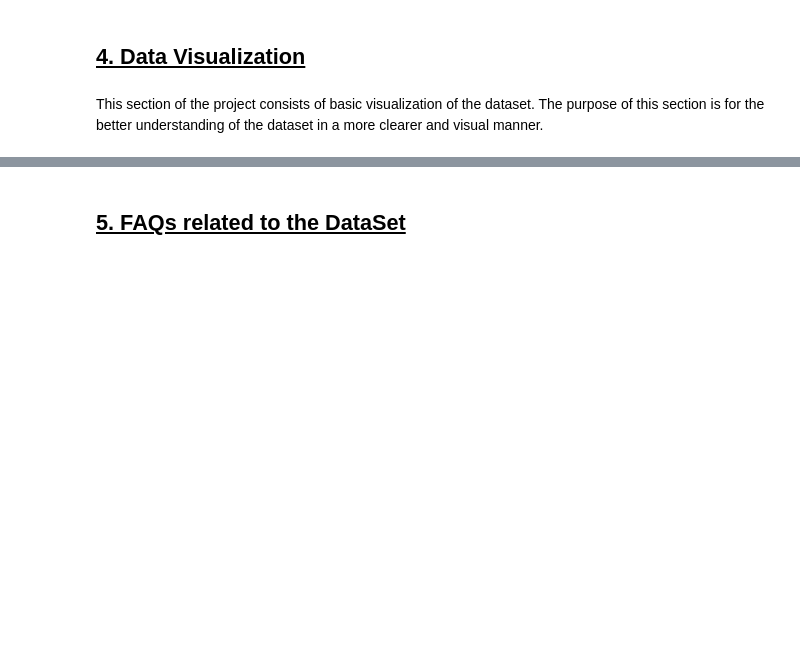
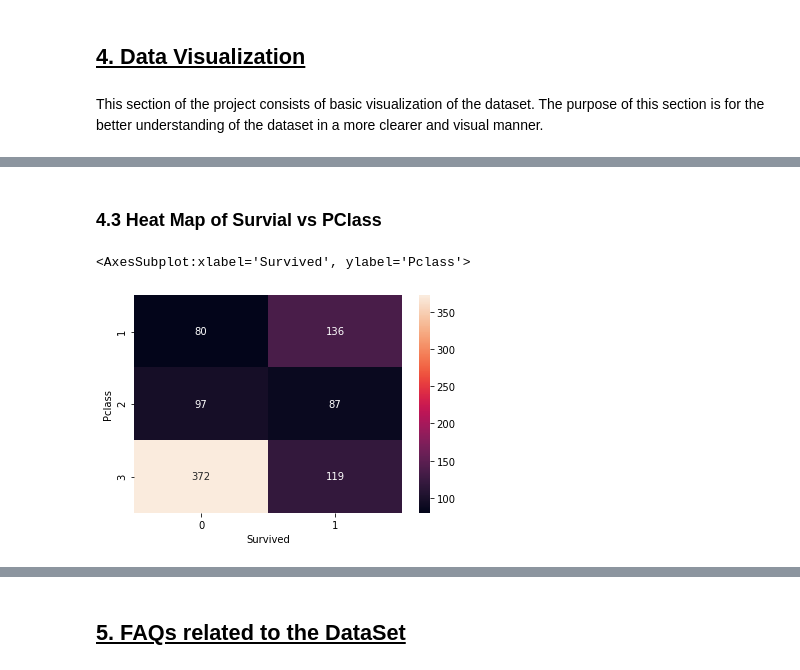
Before and after one commit to anushkaguptaaa/pytanic, a Jupyter notebook: Data Visualization with Titanic.ipynb, the cells around one changed output, grey strips where cells are left out. Saved outputs shown, nothing was run; the diff lists cells and outputs as text; code cells hidden in the pictures; blank space fills up the shorter version.

```diff
--- a/Data Visualization with Titanic.ipynb
+++ b/Data Visualization with Titanic.ipynb
@@ -207,0 +235,13 @@ This section of the project consists of basic visualization of the dataset. The
+# %% [markdown]
+<a id="4.3"></a>
+### 4.3 Heat Map of Survial vs PClass
+# %%
+# Group the dataset by Pclass and Survived and then unstack them
+group = data.groupby(['Pclass', 'Survived'])
+pclass_survived = group.size().unstack()
+
+# Heatmap - Color encoded 2D representation of data.
+sns.heatmap(pclass_survived, annot = True, fmt ="d")
+# %% [output]
+<AxesSubplot:xlabel='Survived', ylabel='Pclass'>
+[figure, added]
```
Also changed, not shown: parts of 12 cells of this notebook, 2 other files.
